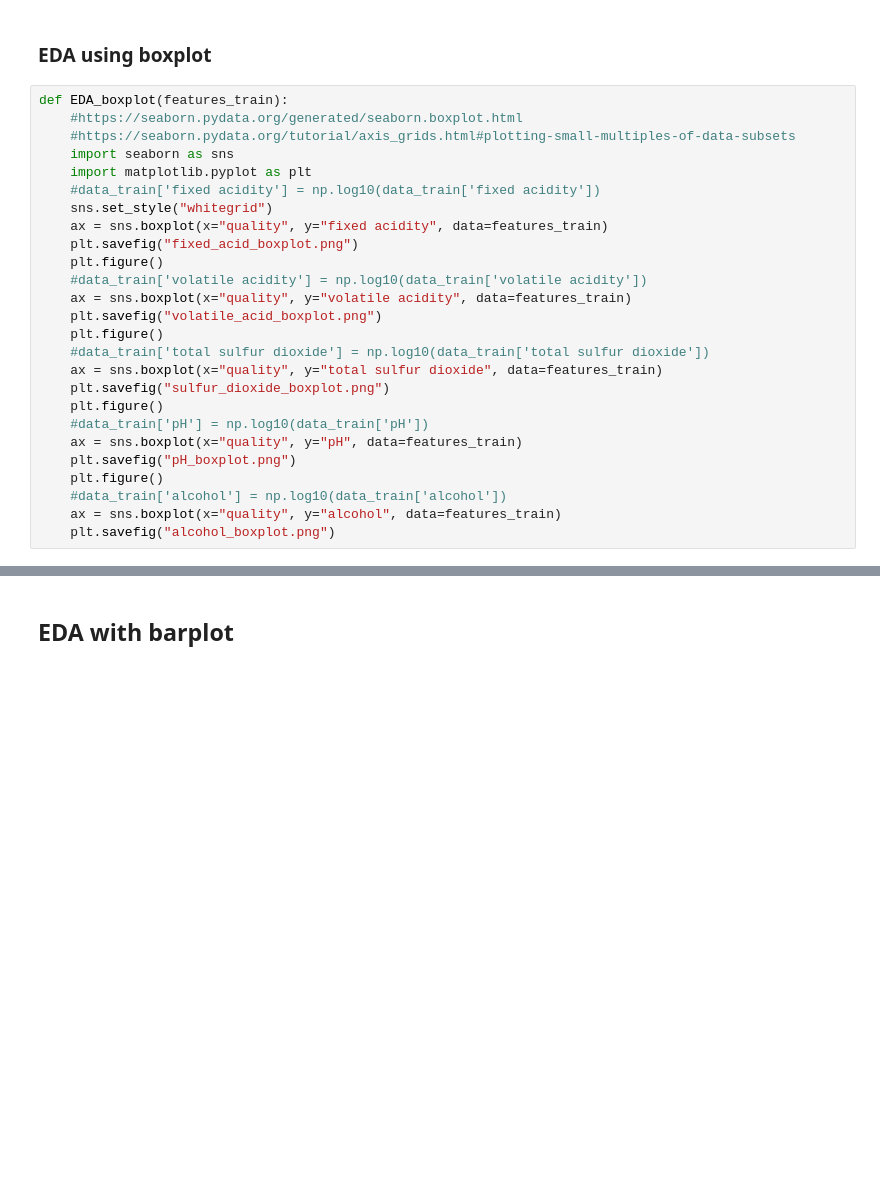
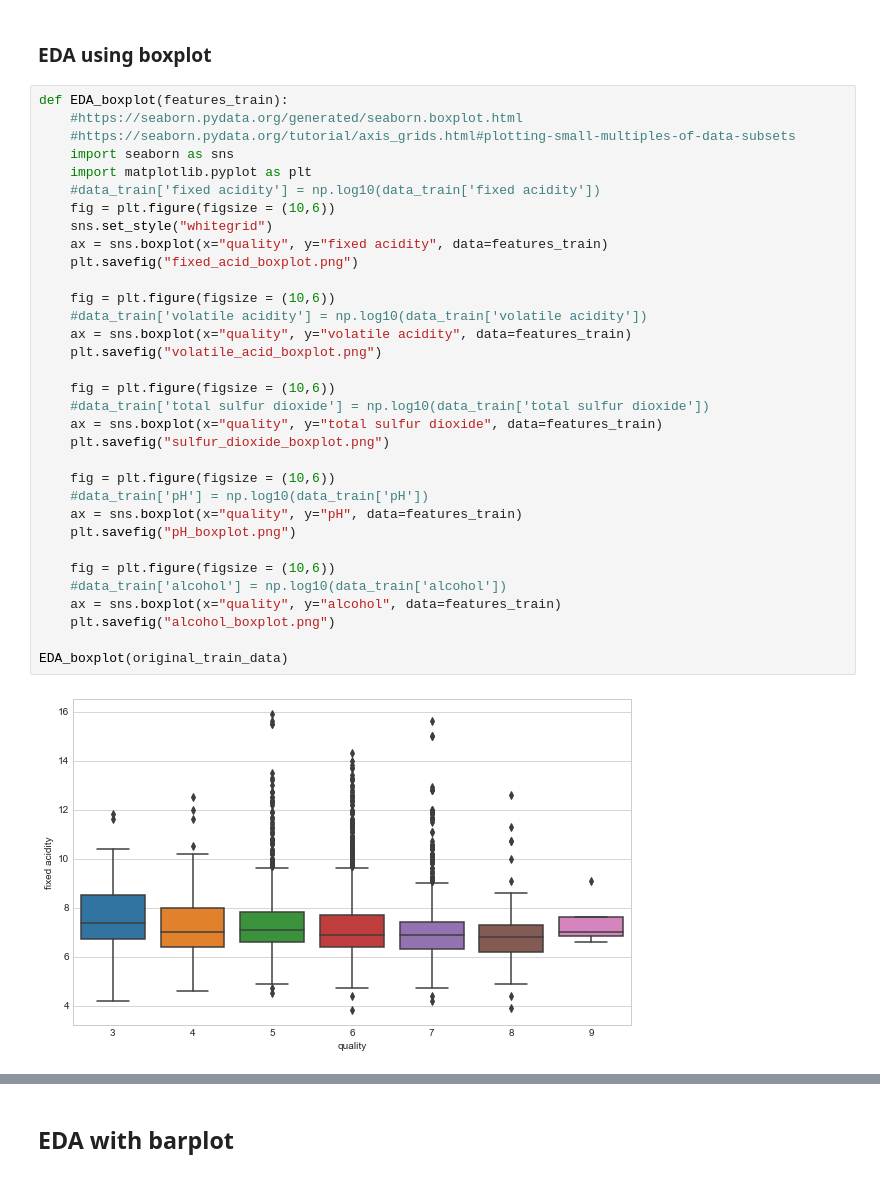
Before and after one commit to mak199/Task1-PracticalDataScience, a Jupyter notebook: task1_final_wine_prediction.ipynb, the cells around one changed output, grey strips where cells are left out. Saved outputs shown, nothing was run; the diff lists cells and outputs as text; blank space fills up the shorter version.

```diff
--- a/task1_final_wine_prediction.ipynb
+++ b/task1_final_wine_prediction.ipynb
@@ -113,26 +173,35 @@ def EDA_corr(features_train):
 # %%
 def EDA_boxplot(features_train):
     #https://seaborn.pydata.org/generated/seaborn.boxplot.html
     #https://seaborn.pydata.org/tutorial/axis_grids.html#plotting-small-multiples-of-data-subsets
     import seaborn as sns
     import matplotlib.pyplot as plt
     #data_train['fixed acidity'] = np.log10(data_train['fixed acidity'])
+    fig = plt.figure(figsize = (10,6))
     sns.set_style("whitegrid")
     ax = sns.boxplot(x="quality", y="fixed acidity", data=features_train)
     plt.savefig("fixed_acid_boxplot.png")
-    plt.figure()
+
+    fig = plt.figure(figsize = (10,6))
     #data_train['volatile acidity'] = np.log10(data_train['volatile acidity'])
     ax = sns.boxplot(x="quality", y="volatile acidity", data=features_train)
     plt.savefig("volatile_acid_boxplot.png")
-    plt.figure()
+
+    fig = plt.figure(figsize = (10,6))
     #data_train['total sulfur dioxide'] = np.log10(data_train['total sulfur dioxide'])
     ax = sns.boxplot(x="quality", y="total sulfur dioxide", data=features_train)
     plt.savefig("sulfur_dioxide_boxplot.png")
-    plt.figure()
+
+    fig = plt.figure(figsize = (10,6))
     #data_train['pH'] = np.log10(data_train['pH'])
     ax = sns.boxplot(x="quality", y="pH", data=features_train)
     plt.savefig("pH_boxplot.png")
-    plt.figure()
+
+    fig = plt.figure(figsize = (10,6))
     #data_train['alcohol'] = np.log10(data_train['alcohol'])
     ax = sns.boxplot(x="quality", y="alcohol", data=features_train)
     plt.savefig("alcohol_boxplot.png")
+
+EDA_boxplot(original_train_data)
+# %% [output]
+[figure, added]
```
Also changed, not shown: parts of 39 cells of this notebook.
